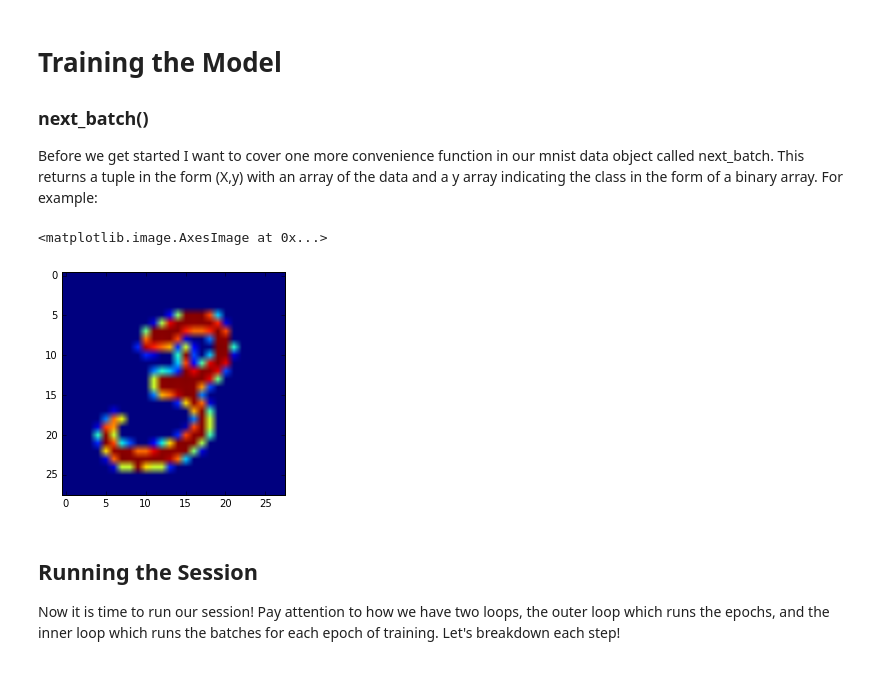
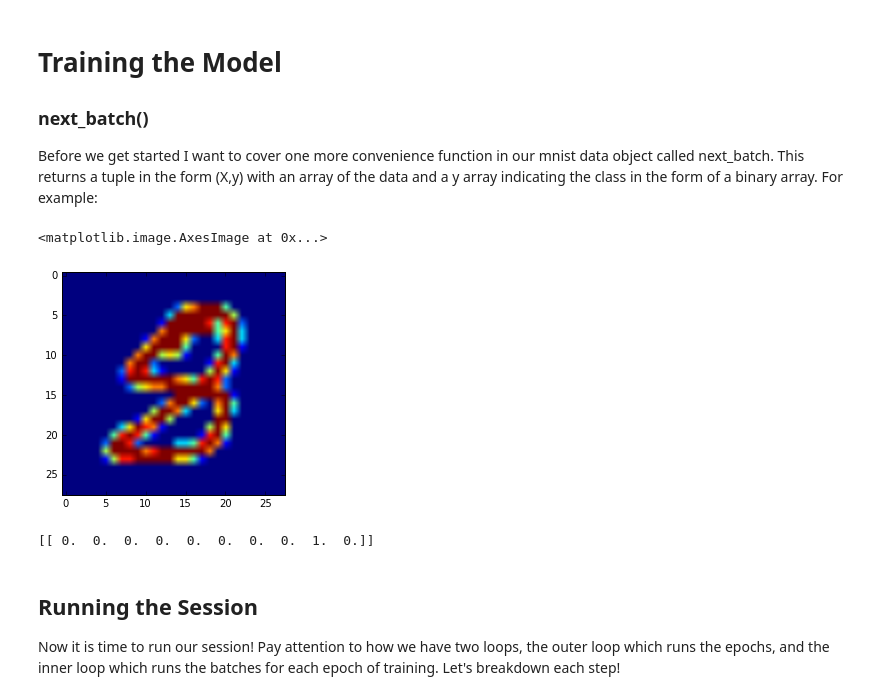
Before and after one commit to trapatsas/Python-Data-Science-and-Machine-Learning-Bootcamp, a Jupyter notebook: Deep Learning/MNIST with Multi-Layer Perceptron.ipynb, the cells around one changed output. Cells and saved outputs as stored; diff of their text form; code cells hidden in the pictures.

Commit message:
completed mnist example

```diff
--- a/Deep Learning/MNIST with Multi-Layer Perceptron.ipynb
+++ b/Deep Learning/MNIST with Multi-Layer Perceptron.ipynb
@@ -164,15 +164,18 @@ init = tf.initialize_all_variables()
 ### next_batch()
 
 Before we get started I want to cover one more convenience function in our mnist data object called next_batch. This returns a tuple in the form (X,y) with an array of the data and a y array indicating the class in the form of a binary array. For example:
-# %%
-sample_X,sample_y = mnist.train.next_batch(1)
-plt.imshow(sample_X.reshape(28,28))
-# %% [output]
-<matplotlib.image.AxesImage at 0x...>
-[figure, removed]
+# %%
+Xsamp,ysamp = mnist.train.next_batch(1)
+# %%
+plt.imshow(Xsamp.reshape(28,28))
+# %% [output]
+<matplotlib.image.AxesImage at 0x...>
+[figure, added]
 # %%
-# Remember indexing starts ar zero!
-sample_y
+# Remember indexing starts at zero!
+print(ysamp)
+# %% [output]
+[[ 0.  0.  0.  0.  0.  0.  0.  0.  1.  0.]]
 # %% [markdown]
 ## Running the Session
 Now it is time to run our session! Pay attention to how we have two loops, the outer loop which runs the epochs, and the inner loop which runs the batches for each epoch of training. Let's breakdown each step!
```
Also changed, not shown: parts of 16 cells of this notebook.
